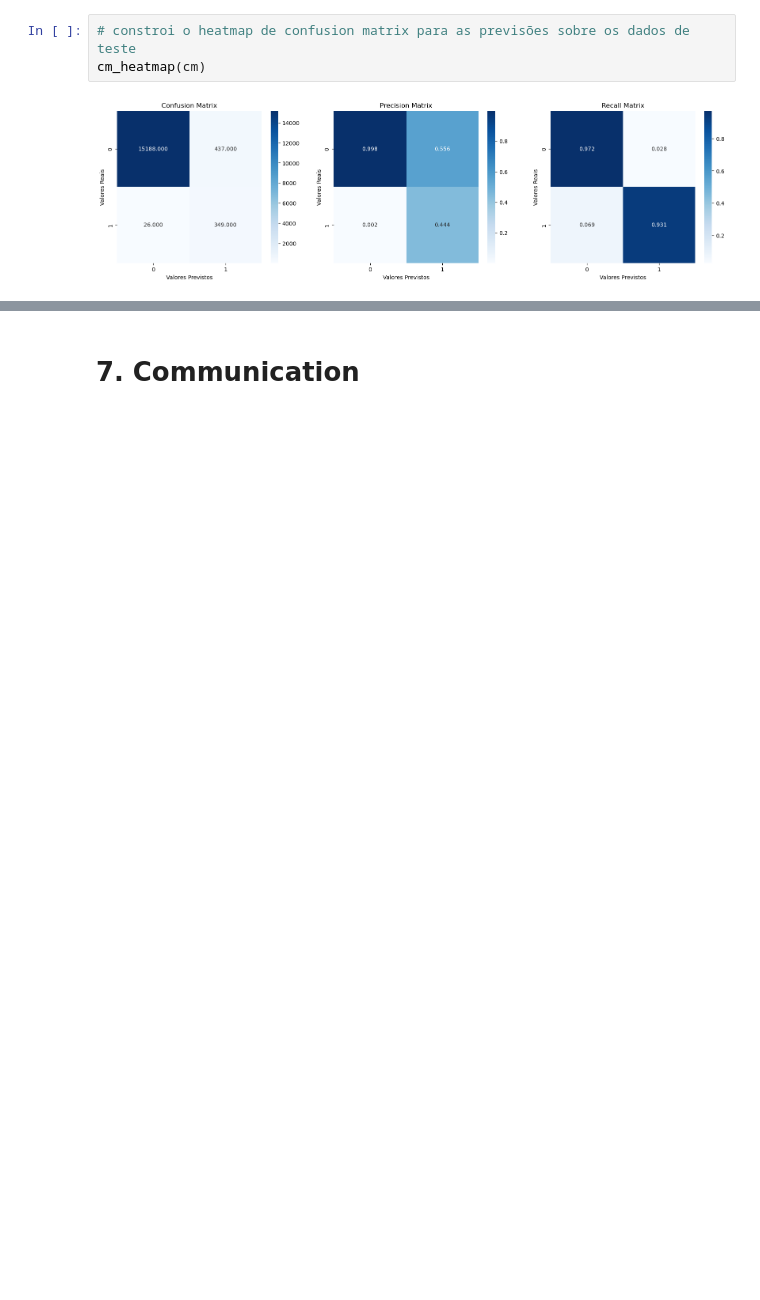
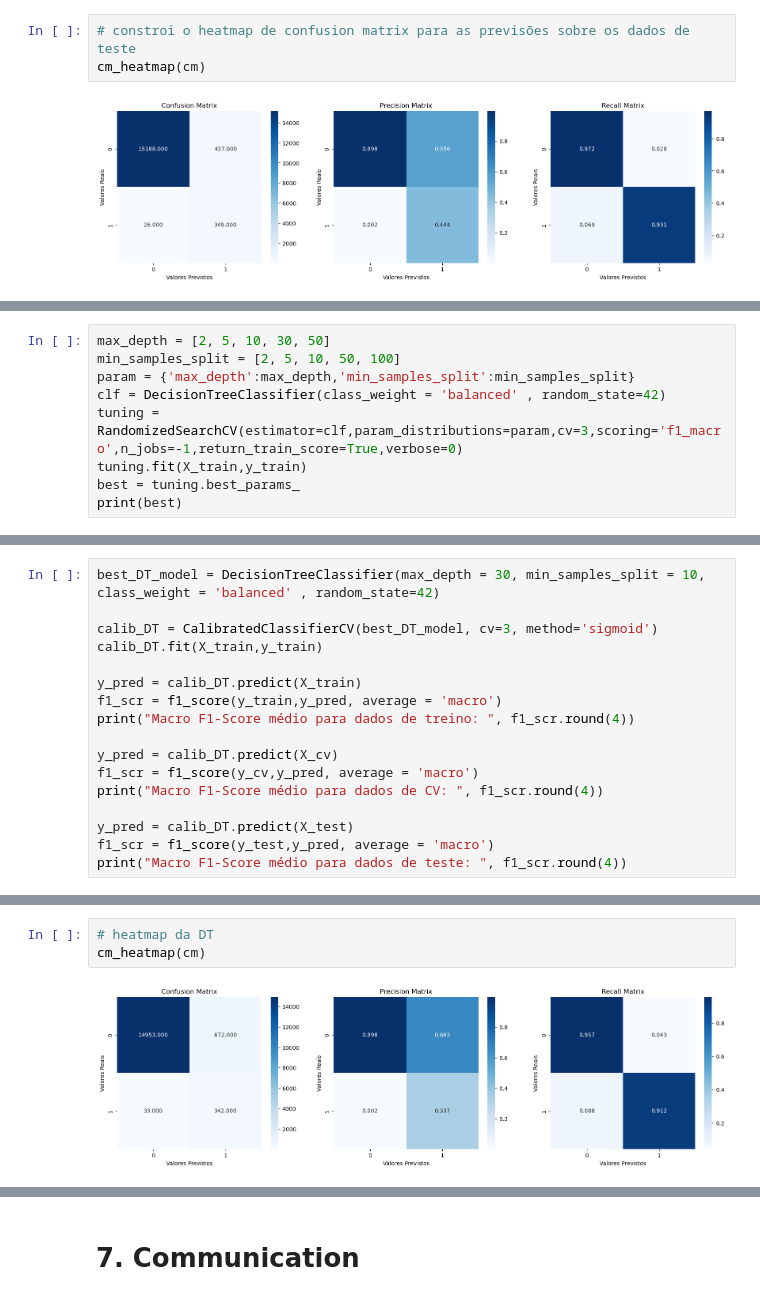
Before and after one commit to joaomj/truck_maintenance, a Jupyter notebook: data_science_notebook.ipynb, the cells around one changed output, grey strips where cells are left out. Cells and saved outputs as stored; diff of their text form; blank space fills up the shorter version.

Commit message:
decision trees concluído

```diff
--- a/data_science_notebook.ipynb
+++ b/data_science_notebook.ipynb
@@ -1060,0 +1092,9 @@ cm_heatmap(cm)
+# %%
+max_depth = [2, 5, 10, 30, 50]
+min_samples_split = [2, 5, 10, 50, 100]
+param = {'max_depth':max_depth,'min_samples_split':min_samples_split}
+clf = DecisionTreeClassifier(class_weight = 'balanced' , random_state=42)
+tuning = RandomizedSearchCV(estimator=clf,param_distributions=param,cv=3,scoring='f1_macro',n_jobs=-1,return_train_score=True,verbose=0)
+tuning.fit(X_train,y_train)
+best = tuning.best_params_
+print(best)
@@ -1060,0 +1103,17 @@ cm_heatmap(cm)
+# %%
+best_DT_model = DecisionTreeClassifier(max_depth = 30, min_samples_split = 10, class_weight = 'balanced' , random_state=42)
+
+calib_DT = CalibratedClassifierCV(best_DT_model, cv=3, method='sigmoid')
+calib_DT.fit(X_train,y_train)
+
+y_pred = calib_DT.predict(X_train)
+f1_scr = f1_score(y_train,y_pred, average = 'macro')
+print("Macro F1-Score médio para dados de treino: ", f1_scr.round(4))
+
+y_pred = calib_DT.predict(X_cv)
+f1_scr = f1_score(y_cv,y_pred, average = 'macro')
+print("Macro F1-Score médio para dados de CV: ", f1_scr.round(4))
+
+y_pred = calib_DT.predict(X_test)
+f1_scr = f1_score(y_test,y_pred, average = 'macro')
+print("Macro F1-Score médio para dados de teste: ", f1_scr.round(4))
@@ -1060,0 +1185,5 @@ cm_heatmap(cm)
+# %%
+# heatmap da DT
+cm_heatmap(cm)
+# %% [output]
+[figure, added]
```
Also changed, not shown: parts of 15 cells of this notebook.
